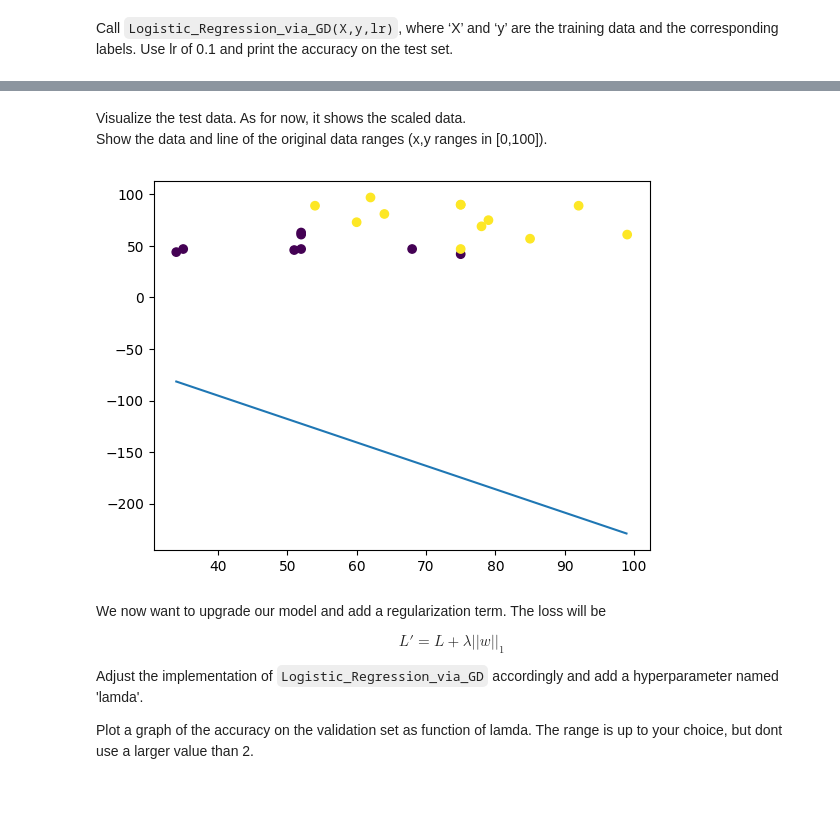
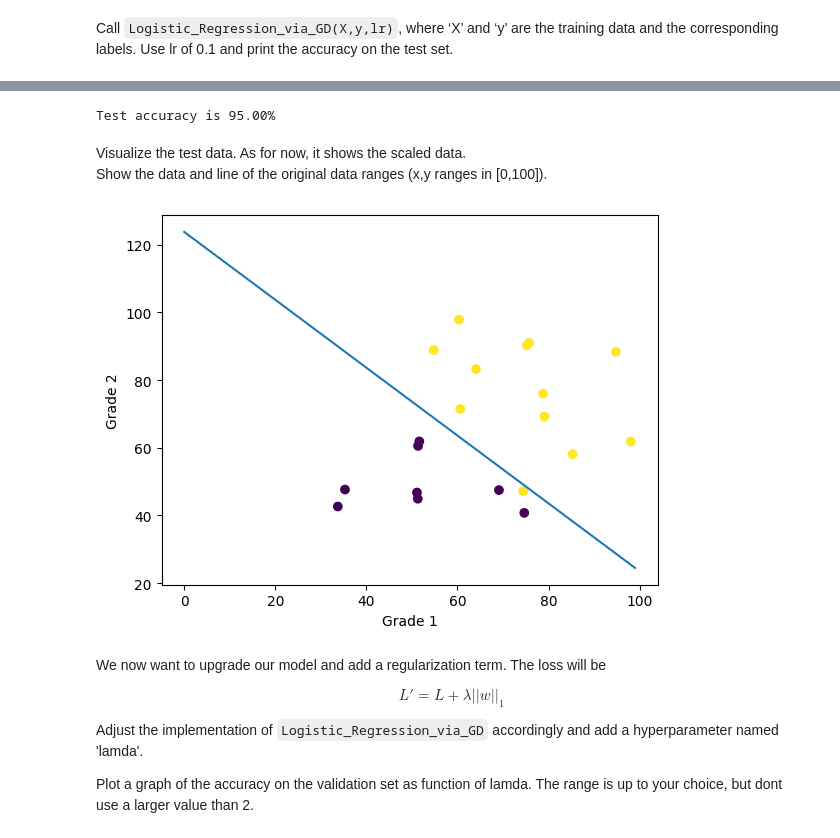
Before and after one commit to MahmoudAbade/ML-HW, a Jupyter notebook: HW2.ipynb, the cells around one changed output, grey strips where cells are left out. Drawn from its saved outputs; the diff is of its cells as text; code cells hidden in the pictures; blank space fills up the shorter version.

```diff
--- a/HW2.ipynb
+++ b/HW2.ipynb
@@ -450,27 +318,32 @@ Final test accuracy with lambda=0.0: 0.6
+# %%
+# Train and evaluate without regularization
+w, b = Logistic_Regression_via_GD(X_train, y_train, lr=0.1)
+preds_test = predict(w, b, X_test)
+accuracy = np.mean(preds_test == y_test)
+print(f"Test accuracy is {accuracy * 100:.2f}%")
+# %% [output]
+Test accuracy is 95.00%
 # %% [markdown]
 Visualize the test data. As for now, it shows the scaled data.<br/>
 Show the data and line of the original data ranges (x,y ranges in [0,100]).
-# %%
-import matplotlib.pyplot as plt
-
-def plot(data, labels, w, bias):
-
-    plt.scatter(data[:,0], data[:,1], c=labels)
-
-    a, b, c = w[0], w[1], bias
-
-    m = -a / b
-    b = -c / b
-
-    x = np.arange(np.min(data[:,0]), np.max(data[:,0]), 0.1)
-    y = m * x + b
-
-    plt.plot(x, y)
-    plt.show()
-
-plot(X_test, y_test, w, b)
-# %% [output]
-[figure, removed]
+# %%
+# Plot test data in original scale
+def plot(data, labels, w, b, scaler):
+    # Adjust w and b for original scale
+    w_plot = w / scaler.scale_
+    b_plot = b - (w / scaler.scale_) @ scaler.mean_
+    data_orig = scaler.inverse_transform(data)
+    plt.scatter(data_orig[:, 0], data_orig[:, 1], c=labels)
+    m, b_line = -w_plot[0] / w_plot[1], -b_plot / w_plot[1]
+    x = np.arange(0, 100, 1)
+    plt.plot(x, m * x + b_line)
+    plt.xlabel('Grade 1')
+    plt.ylabel('Grade 2')
+    plt.show()
+
+plot(X_test, y_test, w, b, scaler)
+# %% [output]
+[figure, added]
 # %% [markdown]
 We now want to upgrade our model and add a regularization term. The loss will be
 
```
Also changed, not shown: parts of 19 cells of this notebook.
